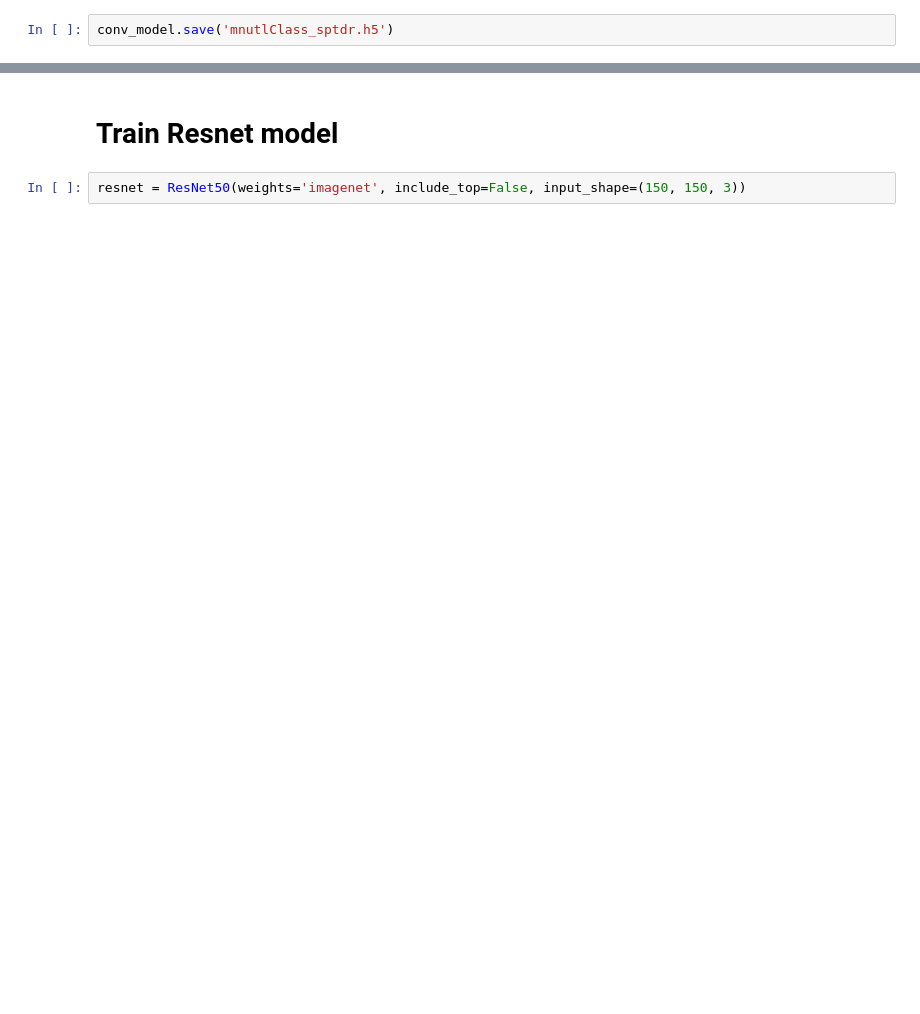
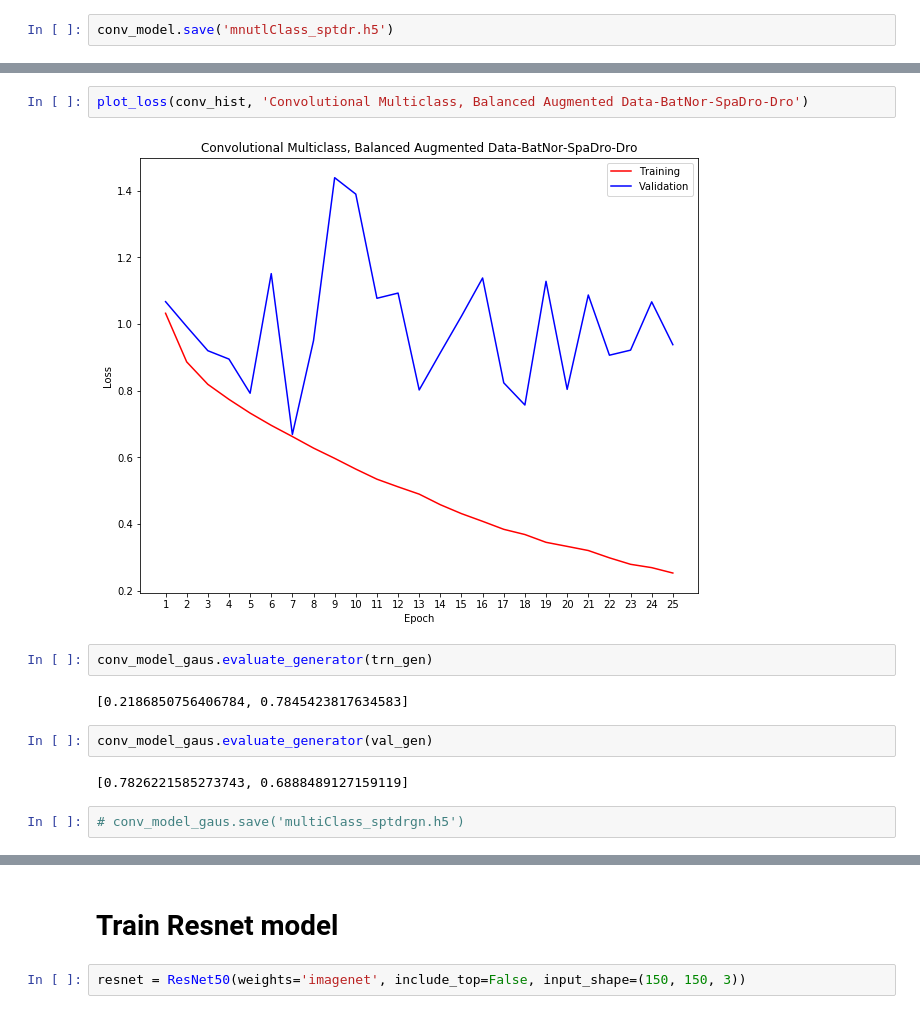
Before and after one commit to carlosezmz/Steel-Defects-Classification, a Jupyter notebook: Experimental_Carlos.ipynb, the cells around one changed output, grey strips where cells are left out. Saved outputs shown, nothing was run; the diff lists cells and outputs as text; blank space fills up the shorter version.

```diff
--- a/Experimental_Carlos.ipynb
+++ b/Experimental_Carlos.ipynb
@@ -1374,0 +1477,14 @@ print(confusion_matrix(lbls_ts_true, lbls_ts_pred))
+# %%
+plot_loss(conv_hist, 'Convolutional Multiclass, Balanced Augmented Data-BatNor-SpaDro-Dro')
+# %% [output]
+[figure, added]
+# %%
+conv_model_gaus.evaluate_generator(trn_gen)
+# %% [output]
+[0.2186850756406784, 0.7845423817634583]
+# %%
+conv_model_gaus.evaluate_generator(val_gen)
+# %% [output]
+[0.7826221585273743, 0.6888489127159119]
+# %%
+# conv_model_gaus.save('multiClass_sptdrgn.h5')
```
Also changed, not shown: parts of 75 cells of this notebook, 31 other files.
